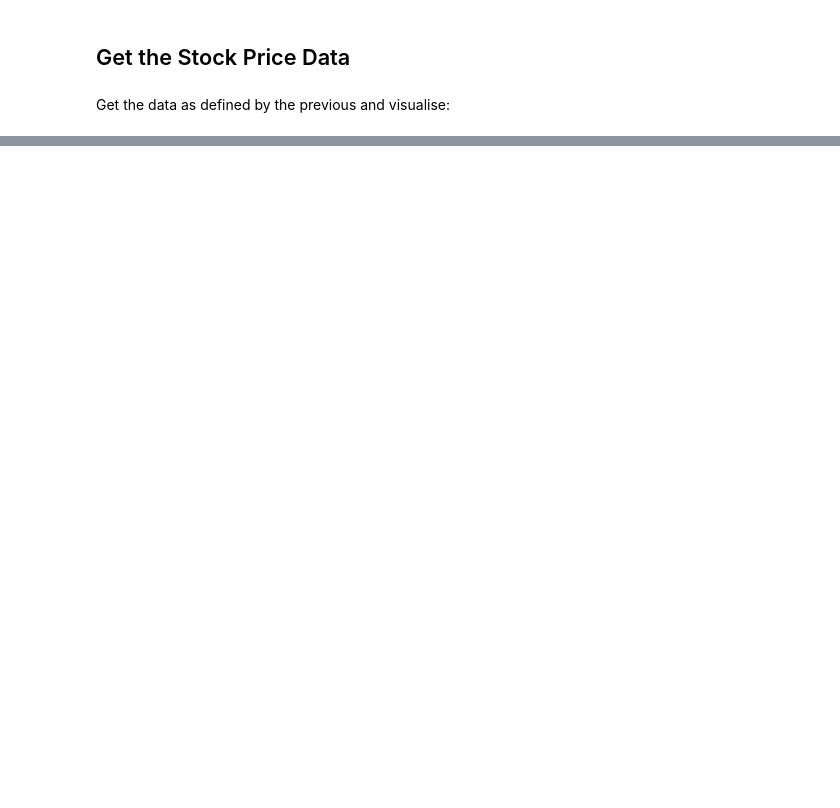
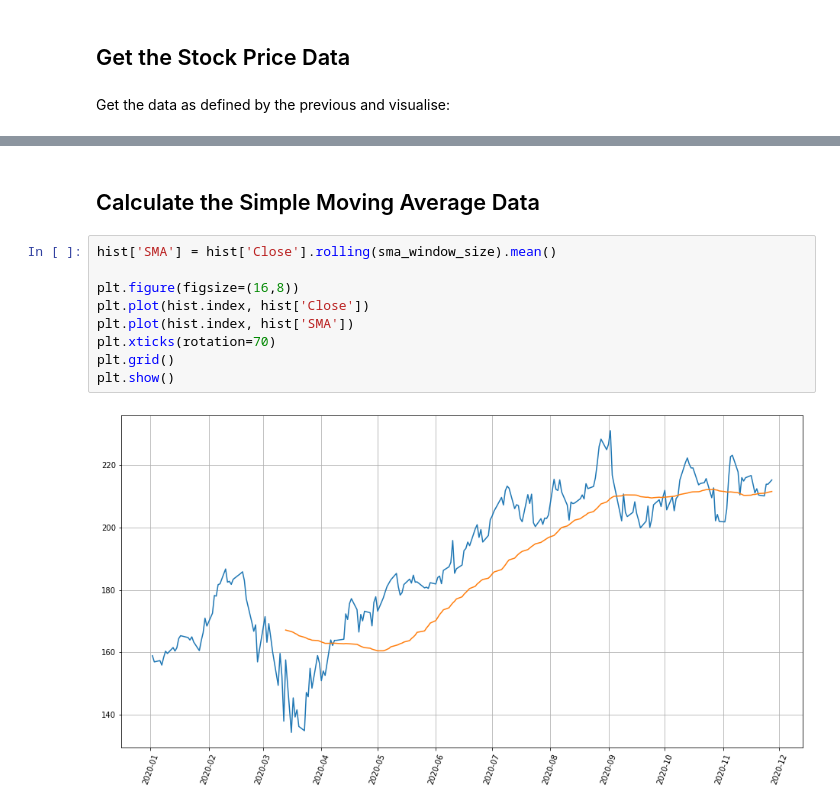
Before and after one commit to twarsop/simple-moving-average-backtest, a Jupyter notebook: sma.ipynb, the cells around one changed output, grey strips where cells are left out. Drawn from its saved outputs; the diff is of its cells as text; blank space fills up the shorter version.

```diff
--- a/sma.ipynb
+++ b/sma.ipynb
@@ -30,0 +32,13 @@ plt.show()
+# %% [markdown]
+## Calculate the Simple Moving Average Data
+# %%
+hist['SMA'] = hist['Close'].rolling(sma_window_size).mean()
+
+plt.figure(figsize=(16,8))
+plt.plot(hist.index, hist['Close'])
+plt.plot(hist.index, hist['SMA'])
+plt.xticks(rotation=70)
+plt.grid()
+plt.show()
+# %% [output]
+[figure, added]
```
Also changed, not shown: parts of 3 cells of this notebook.
